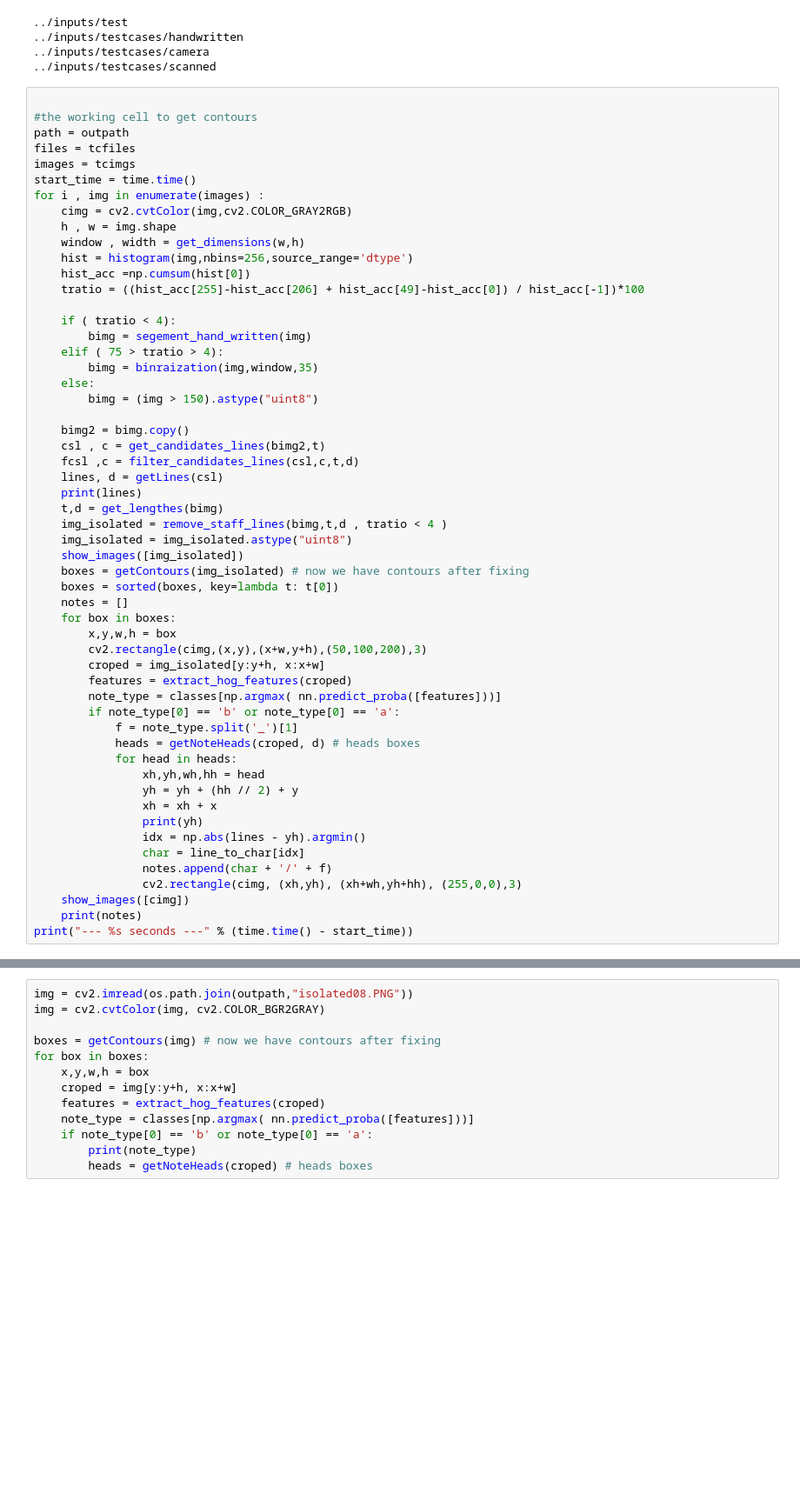
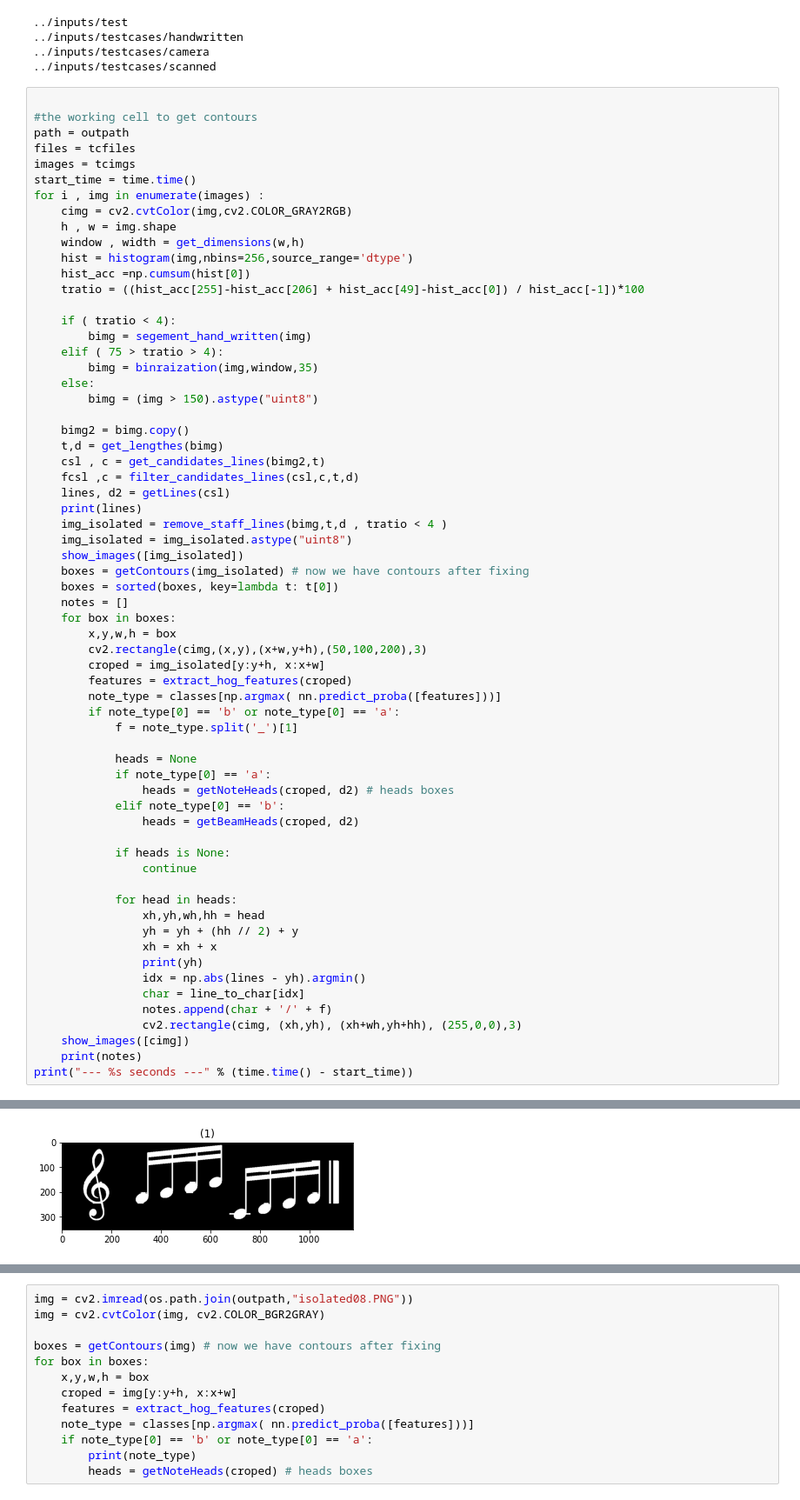
Before and after one commit to aaarafat/Mushido, a Jupyter notebook: notebooks/isolation2.ipynb, the cells around one changed output, grey strips where cells are left out. Shown: that part at 87% size. Drawn from its saved outputs; the diff is of its cells as text; blank space fills up the shorter version.

Commit message:
fixed beamHead detection

```diff
--- a/notebooks/isolation2.ipynb
+++ b/notebooks/isolation2.ipynb
@@ -443,11 +455,11 @@ for i , img in enumerate(images) :
         bimg = (img > 150).astype("uint8")
 
     bimg2 = bimg.copy()
+    t,d = get_lengthes(bimg)
     csl , c = get_candidates_lines(bimg2,t)
     fcsl ,c = filter_candidates_lines(csl,c,t,d)
-    lines, d = getLines(csl)
+    lines, d2 = getLines(csl)
     print(lines)
-    t,d = get_lengthes(bimg)
     img_isolated = remove_staff_lines(bimg,t,d , tratio < 4 )
     img_isolated = img_isolated.astype("uint8")
     show_images([img_isolated])
@@ -462,7 +474,16 @@ for i , img in enumerate(images) :
         note_type = classes[np.argmax( nn.predict_proba([features]))]
         if note_type[0] == 'b' or note_type[0] == 'a':
             f = note_type.split('_')[1]
-            heads = getNoteHeads(croped, d) # heads boxes
+
+            heads = None
+            if note_type[0] == 'a':
+                heads = getNoteHeads(croped, d2) # heads boxes
+            elif note_type[0] == 'b':
+                heads = getBeamHeads(croped, d2)
+
+            if heads is None:
+                continue
+
             for head in heads:
                 xh,yh,wh,hh = head
                 yh = yh + (hh // 2) + y
@@ -493,0 +515 @@ print("--- %s seconds ---" % (time.time() - start_time))
+[figure, added]
```
Also changed, not shown: parts of 2 cells of this notebook.
